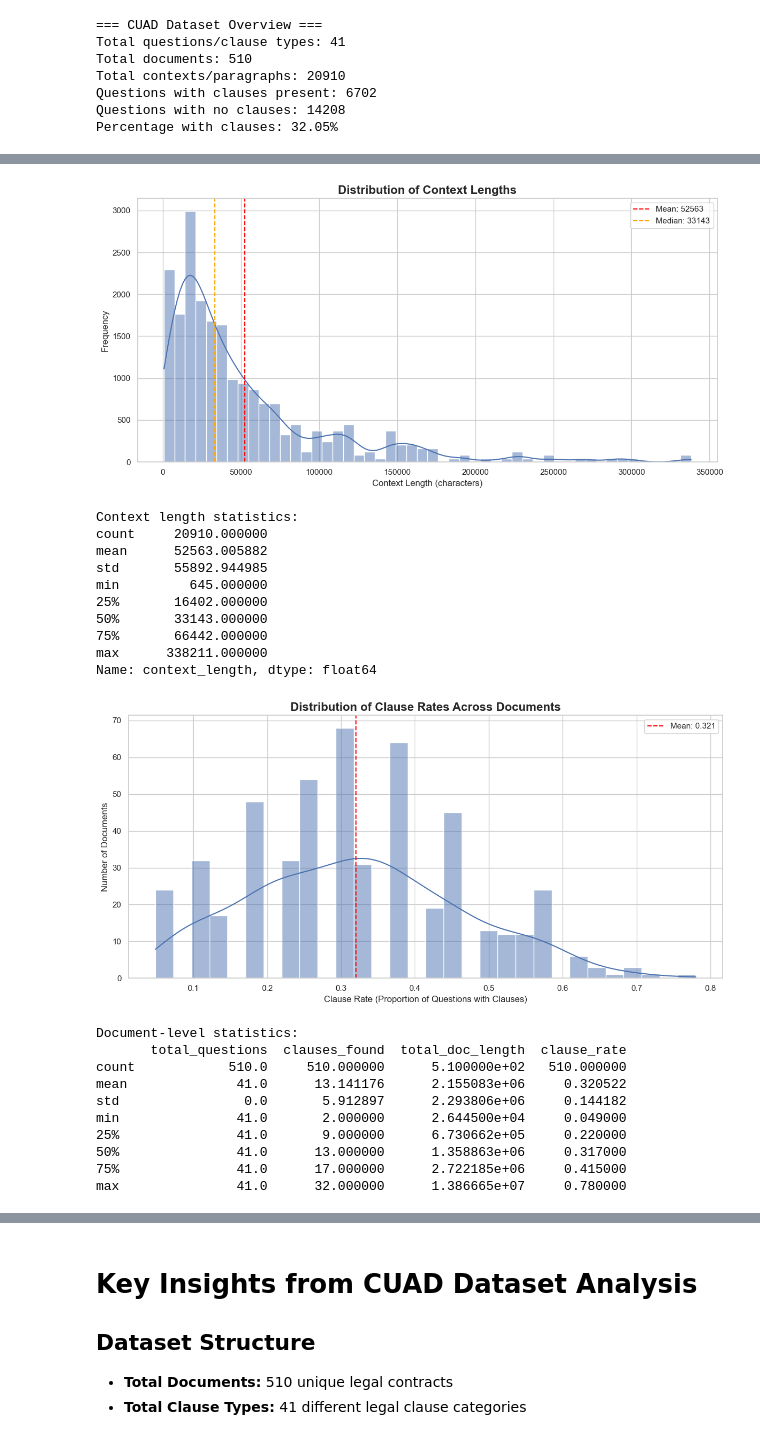
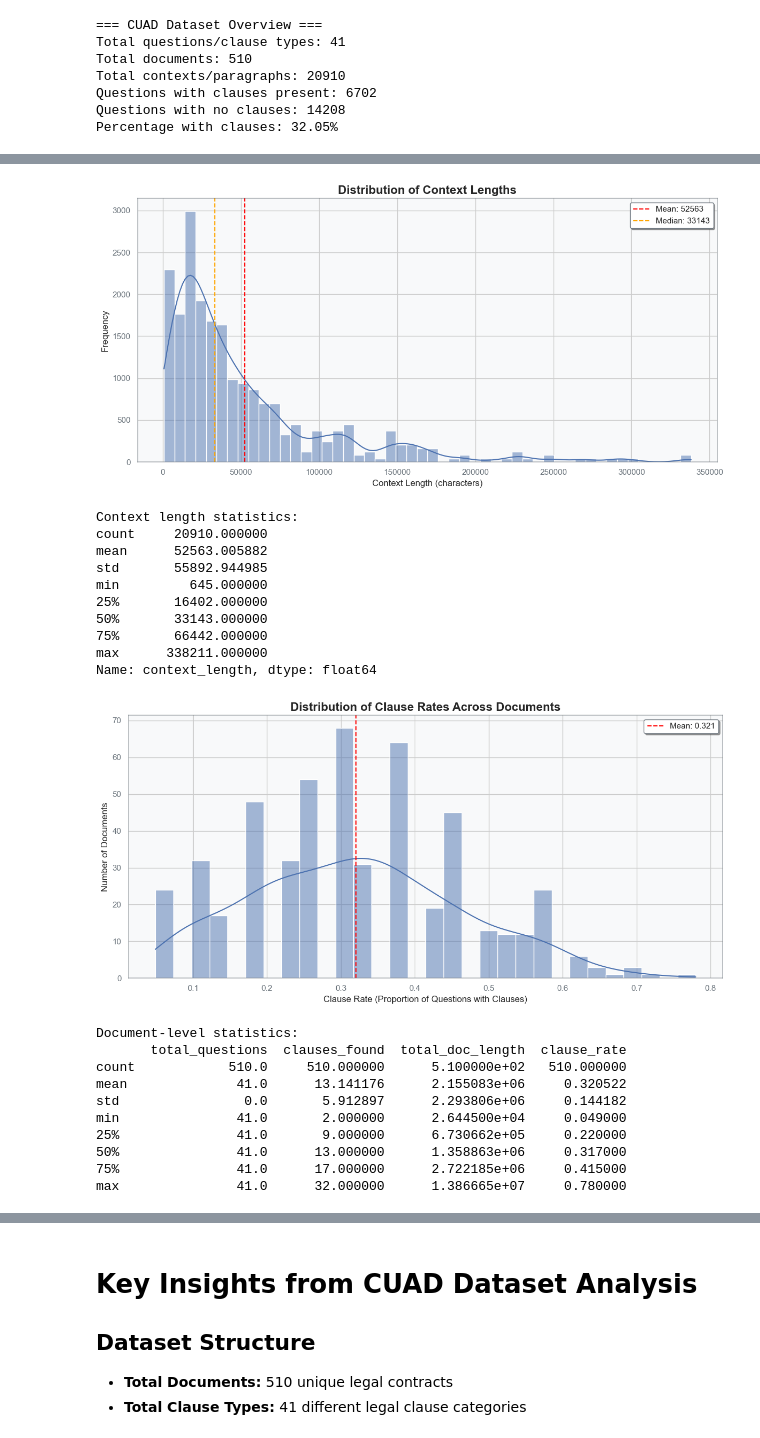
Before and after one commit to prgabriel/w266-project-legal-nlp-xai, a Jupyter notebook: notebooks/data_exploration.ipynb, the cells around one changed output, grey strips where cells are left out. Drawn from its saved outputs; the diff is of its cells as text; code cells hidden in the pictures.

```diff
--- a/notebooks/data_exploration.ipynb
+++ b/notebooks/data_exploration.ipynb
@@ -355,22 +398,33 @@ Cap On Liability       510      275 0.539
 # %%
 # Analyze context lengths
 plt.figure(figsize=(12, 6))
 sns.histplot(df['context_length'], bins=50, kde=True)
 plt.title('Distribution of Context Lengths', fontsize=16, fontweight='bold')
 plt.xlabel('Context Length (characters)', fontsize=12)
 plt.ylabel('Frequency', fontsize=12)
 plt.axvline(df['context_length'].mean(), color='red', linestyle='--',
             label=f'Mean: {df["context_length"].mean():.0f}')
 plt.axvline(df['context_length'].median(), color='orange', linestyle='--',
             label=f'Median: {df["context_length"].median():.0f}')
-plt.legend()
+
+# Style the legend and grid
+plt.legend(frameon=True, fancybox=True, shadow=True,
+		   facecolor='white', edgecolor=cool_slate)
+# Set background and spine colors
+plt.gca().set_facecolor('#f8f9fa')  # Light cool background
+for spine in plt.gca().spines.values():
+	spine.set_color(cool_slate)
+	spine.set_alpha(0.5)
+
+# Color the tick labels
+plt.gca().tick_params(colors=cool_slate)
 plt.tight_layout()
 plt.show()
 
 print(f"Context length statistics:")
 print(df['context_length'].describe())
 # %% [output]
-[figure, old version]
+[figure, new version]
 Context length statistics:
 count     20910.000000
 mean      52563.005882
@@ -398,14 +452,25 @@ plt.xlabel('Clause Rate (Proportion of Questions with Clauses)', fontsize=12)
 plt.ylabel('Number of Documents', fontsize=12)
 plt.axvline(doc_stats['clause_rate'].mean(), color='red', linestyle='--',
             label=f'Mean: {doc_stats["clause_rate"].mean():.3f}')
-plt.legend()
+
+# Style the legend and grid
+plt.legend(frameon=True, fancybox=True, shadow=True,
+		   facecolor='white', edgecolor=cool_slate)
+# Set background and spine colors
+plt.gca().set_facecolor('#f8f9fa')  # Light cool background
+for spine in plt.gca().spines.values():
+	spine.set_color(cool_slate)
+	spine.set_alpha(0.5)
+
+# Color the tick labels
+plt.gca().tick_params(colors=cool_slate)
 plt.tight_layout()
 plt.show()
 
 print("Document-level statistics:")
 print(doc_stats.describe())
 # %% [output]
-[figure, old version]
+[figure, new version]
 Document-level statistics:
        total_questions  clauses_found  total_doc_length  clause_rate
 count            510.0     510.000000      5.100000e+02   510.000000
```
Also changed, not shown: parts of 6 cells of this notebook.
